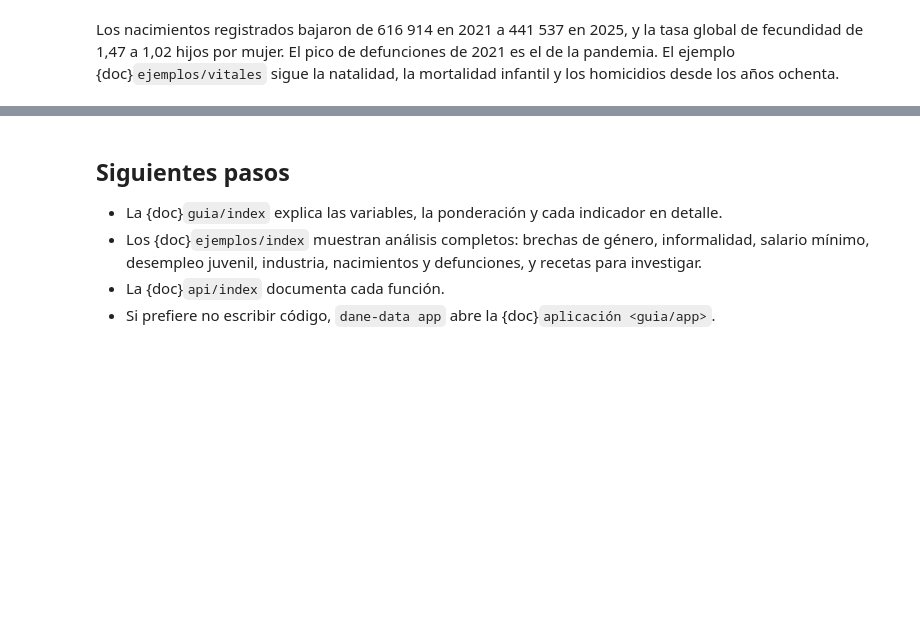
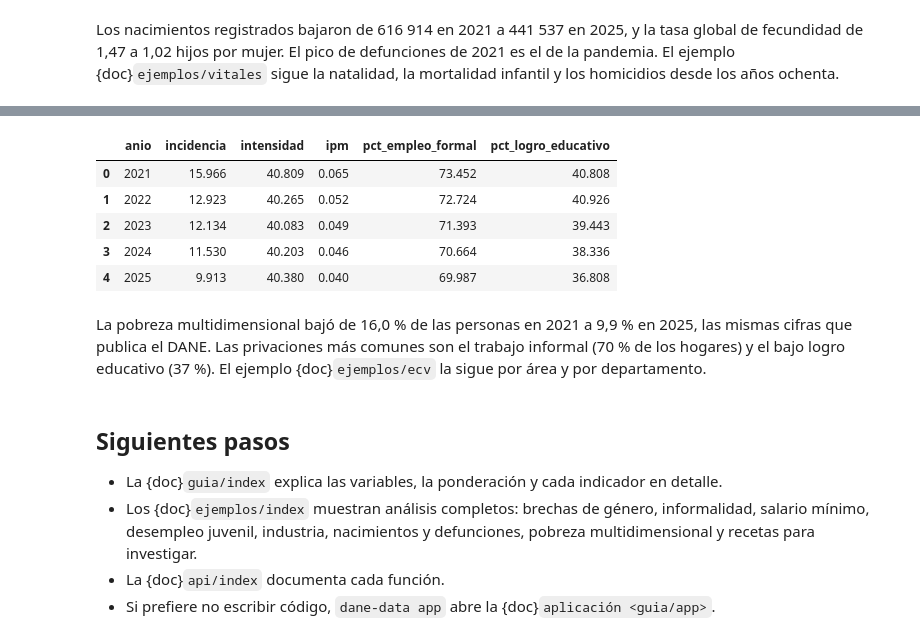
Before and after one commit to IntegralIndefinida/DANE-data, a Jupyter notebook: docs/primeros_pasos.ipynb, the cells around one changed output, grey strips where cells are left out. Drawn from its saved outputs; the diff is of its cells as text; code cells hidden in the pictures; blank space fills up the shorter version.

Commit message:
Agregar la ECV a Primeros pasos
Sección 8: el Índice de Pobreza Multidimensional 2021–2025 con dd.ecv.serie_ipm, con las salidas de los datos reales.

```diff
--- a/docs/primeros_pasos.ipynb
+++ b/docs/primeros_pasos.ipynb
@@ -187,8 +194,22 @@ sigue la natalidad, la mortalidad infantil y los homicidios desde los años oche
+# %%
+ipm = dd.ecv.serie_ipm(range(2021, 2026))
+ipm[["anio", "incidencia", "intensidad", "ipm", "pct_empleo_formal", "pct_logro_educativo"]].round(3)
+# %% [output]
+|  | anio | incidencia | intensidad | ipm | pct_empleo_formal | pct_logro_educativo |
+| 0 | 2021 | 15.966 | 40.809 | 0.065 | 73.452 | 40.808 |
+| 1 | 2022 | 12.923 | 40.265 | 0.052 | 72.724 | 40.926 |
+| 2 | 2023 | 12.134 | 40.083 | 0.049 | 71.393 | 39.443 |
+| 3 | 2024 | 11.530 | 40.203 | 0.046 | 70.664 | 38.336 |
+| 4 | 2025 | 9.913 | 40.380 | 0.040 | 69.987 | 36.808 |
+# %% [markdown]
+La pobreza multidimensional bajó de 16,0 % de las personas en 2021 a 9,9 % en 2025, las mismas cifras que publica el
+DANE. Las privaciones más comunes son el trabajo informal (70 % de los hogares) y el bajo logro educativo (37 %). El ejemplo
+{doc}`ejemplos/ecv` la sigue por área y por departamento.
 # %% [markdown]
 ## Siguientes pasos
 
 * La {doc}`guia/index` explica las variables, la ponderación y cada indicador en detalle.
 * Los {doc}`ejemplos/index` muestran análisis completos: brechas de género, informalidad, salario mínimo,
-  desempleo juvenil, industria, nacimientos y defunciones, y recetas para investigar.
+  desempleo juvenil, industria, nacimientos y defunciones, pobreza multidimensional y recetas para investigar.
 * La {doc}`api/index` documenta cada función.
 * Si prefiere no escribir código, `dane-data app` abre la {doc}`aplicación <guia/app>`.
```
Also changed, not shown: parts of 3 cells of this notebook.
